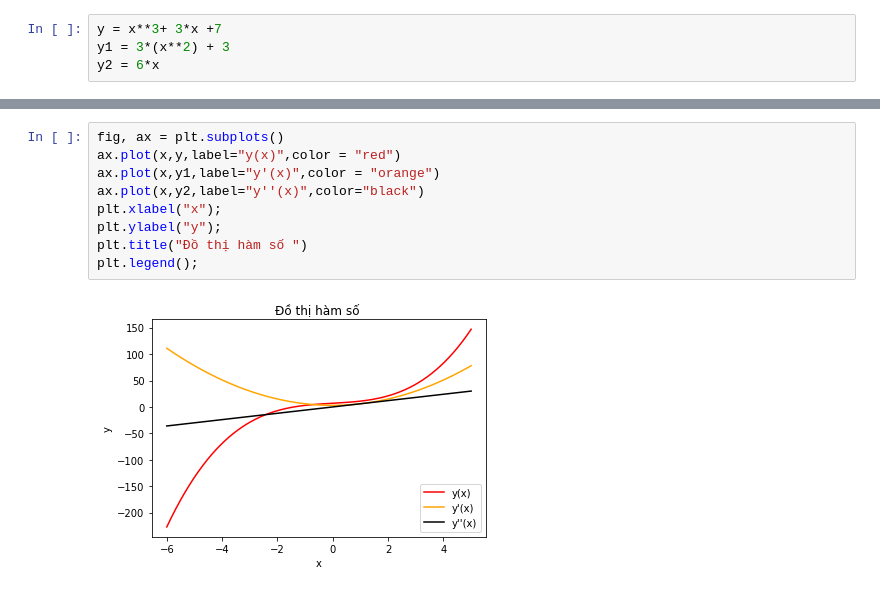
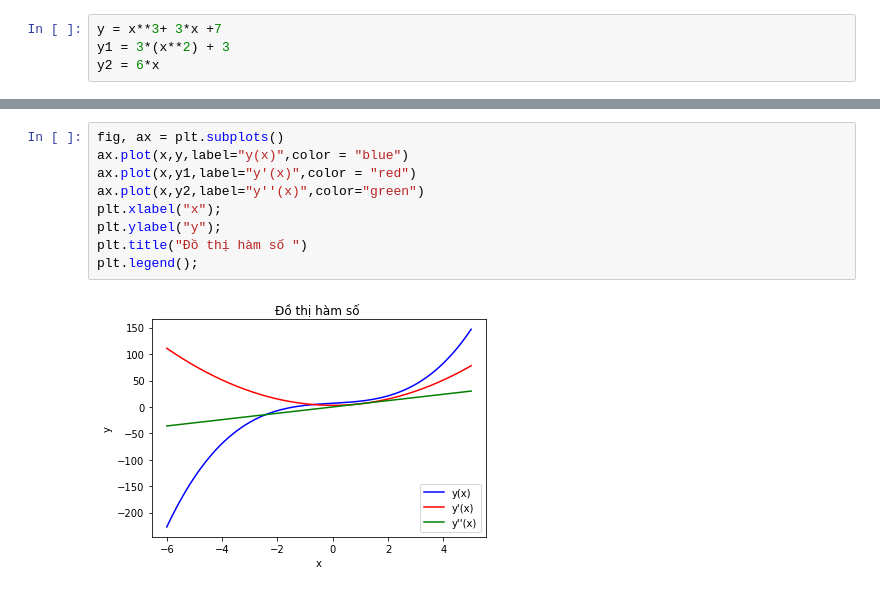
Before and after one commit to rekuantsun/PTDL-Python, a Jupyter notebook: Matplotib.ipynb, the cells around one changed output, grey strips where cells are left out. Cells and saved outputs as stored; diff of their text form.

```diff
--- a/Matplotib.ipynb
+++ b/Matplotib.ipynb
@@ -17,12 +17,12 @@ y2 = 6*x
 ![image.png](embedded-picture-1)
 # %%
 fig, ax = plt.subplots()
-ax.plot(x,y,label="y(x)",color = "red")
-ax.plot(x,y1,label="y'(x)",color = "orange")
-ax.plot(x,y2,label="y''(x)",color="black")
+ax.plot(x,y,label="y(x)",color = "blue")
+ax.plot(x,y1,label="y'(x)",color = "red")
+ax.plot(x,y2,label="y''(x)",color="green")
 plt.xlabel("x");
 plt.ylabel("y");
 plt.title("Đồ thị hàm số ")
 plt.legend();
 # %% [output]
-[figure, old version]
+[figure, new version]
```
